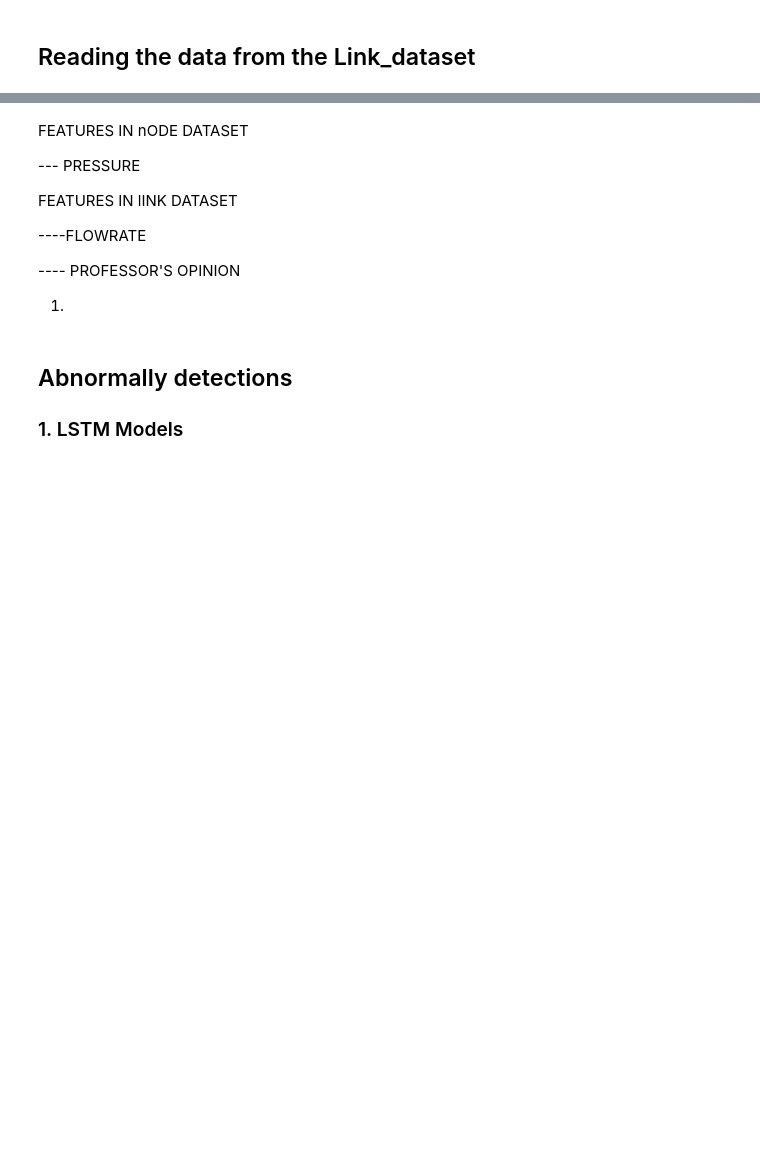
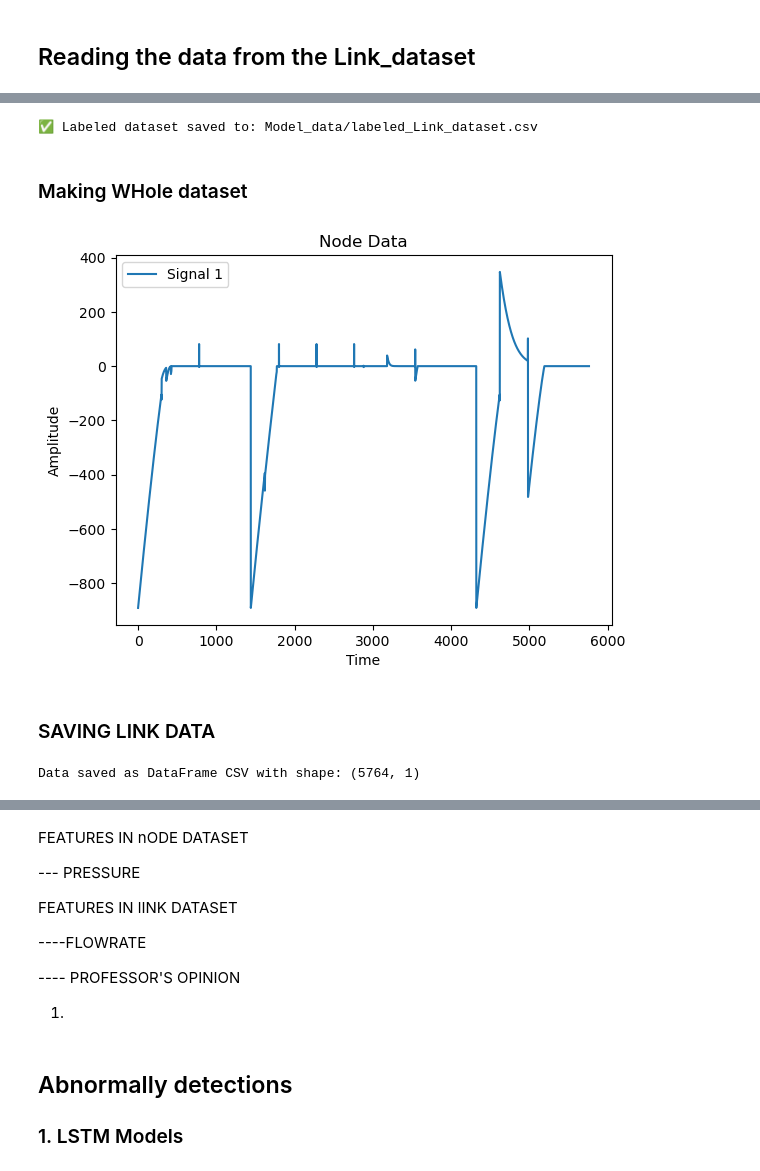
Before and after one commit to ifituburyo/CPS, a Jupyter notebook: main.ipynb, the cells around one changed output, grey strips where cells are left out. Saved outputs shown, nothing was run; the diff lists cells and outputs as text; code cells hidden in the pictures; blank space fills up the shorter version.

```diff
--- a/main.ipynb
+++ b/main.ipynb
@@ -192,0 +304,18 @@ Updated dataset saved to Noisedata/Uniform_Leak_With_PumpCurve_Link_2_with_noise
+# %%
+
+
+link_file_path1 = "Link_data/Linear_Leak_Link_8.csv"  # Adjust this path
+link_df1 = read_link_data(link_file_path1)
+link_df1.head()
+
+link_file_path2 = "Link_data/Random_Leak_Link_11.csv"  # Adjust this path
+link_df2 = read_link_data(link_file_path2)
+link_df2.head()
+
+link_file_path3 = "Link_data/Uniform_Leak_Link_2.csv"  # Adjust this path
+link_df3 = read_link_data(link_file_path3)
+link_df3.head()
+
+link_file_path4 = "Link_data/Uniform_Leak_With_PumpCurve_Link_2.csv"  # Adjust this path
+link_df4 = read_link_data(link_file_path4)
+link_df4.head()
@@ -192,0 +329,17 @@ Updated dataset saved to Noisedata/Uniform_Leak_With_PumpCurve_Link_2_with_noise
+# %%
+signal_d1 = link_df1["Flow(GPM)"].to_numpy()
+Lsnr1 = compute_snr(signal_d1)
+print(f"SNR: {Lsnr1:.2f} dB")
+
+signal_d2 = link_df2["Flow(GPM)"].to_numpy()
+Lsnr2 = compute_snr(signal_d2)
+print(f"SNR: {Lsnr2:.2f} dB")
+
+signal_d3 = link_df3["Flow(GPM)"].to_numpy()
+Lsnr3 = compute_snr(signal_d3)
+print(f"SNR: {Lsnr3:.2f} dB")
+
+signal_d4 = link_df4["Flow(GPM)"].to_numpy()
+Lsnr4 = compute_snr(signal_d4)
+print(f"SNR: {Lsnr4:.2f} dB")
+# noise_singal1 = add_gaussian_noise(signal1,8
@@ -192,0 +433,35 @@ Updated dataset saved to Noisedata/Uniform_Leak_With_PumpCurve_Link_2_with_noise
+# %%
+Linkfinal_dataset = merge_datasets_without_time(
+    Linkf_labeled1, Linkf_labeled2, Linkf_labeled3, Linkf_labeled4
+)
+len(Linkfinal_dataset)
+
+
+output_path = os.path.join("Model_data", "labeled_Link_dataset.csv")
+Linkfinal_dataset.to_csv(output_path, index=False)
+print(f"✅ Labeled dataset saved to: {output_path}")
+# %% [output]
+✅ Labeled dataset saved to: Model_data/labeled_Link_dataset.csv
+# %% [markdown]
+### Making WHole dataset
+# %%
+Link_data = np.hstack([signal_d1, signal_d2, signal_d3, signal_d4])
+Link_data.shape
+
+plt.plot(Link_data)
+plt.title('Node Data')
+plt.xlabel('Time')
+plt.ylabel('Amplitude')
+plt.legend(['Signal 1', 'Signal 2', 'Signal 3', 'Signal 4'])
+plt.show()
+# %% [output]
+[figure, added]
+# %% [markdown]
+### SAVING LINK DATA
+# %%
+dfLink = pd.DataFrame(Link_data)
+os.makedirs('Model_data', exist_ok=True)
+dfLink.to_csv('Model_data/Link_data.csv', index=False)
+print("Data saved as DataFrame CSV with shape:", dfLink.shape)
+# %% [output]
+Data saved as DataFrame CSV with shape: (5764, 1)
```
Also changed, not shown: parts of 55 cells of this notebook, 12 other files.
